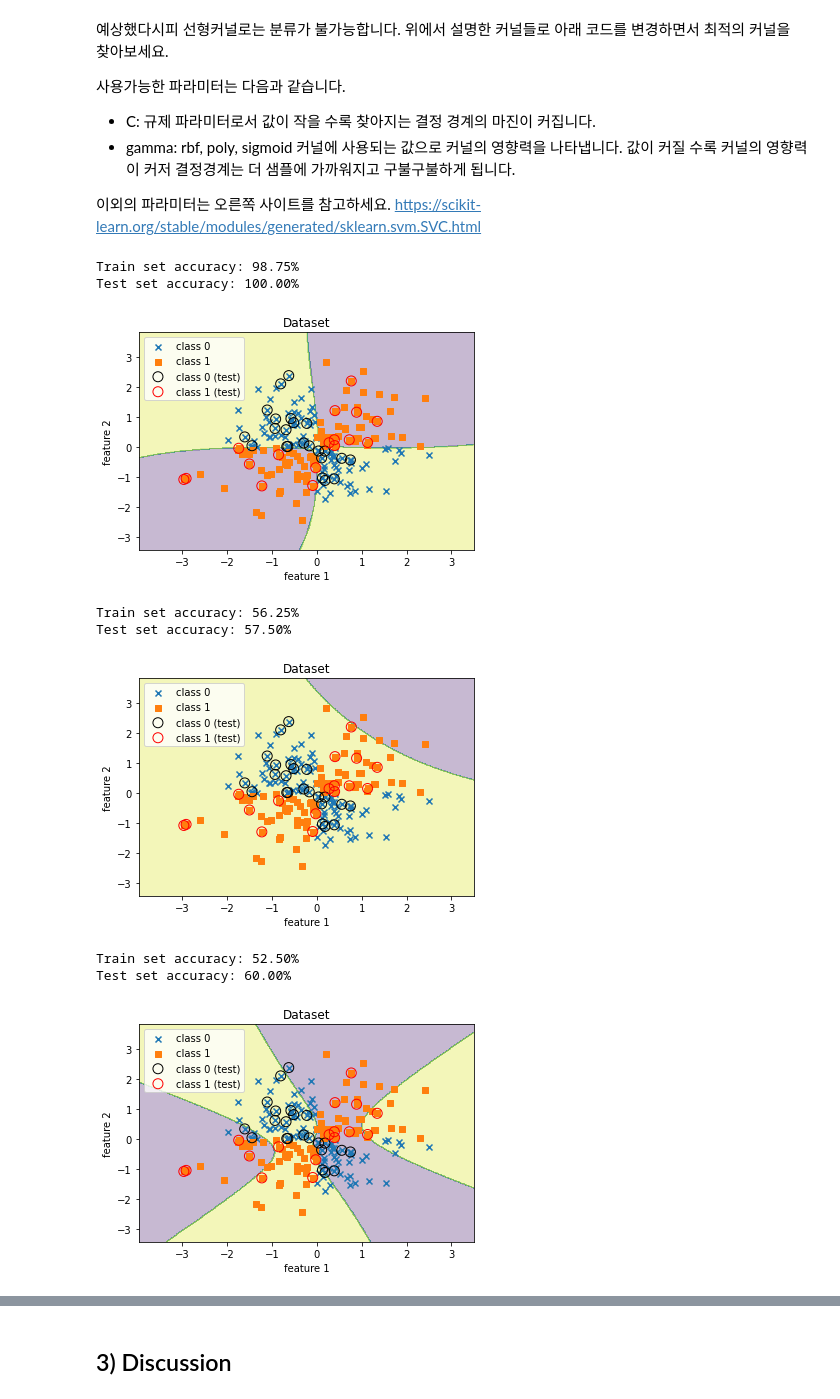
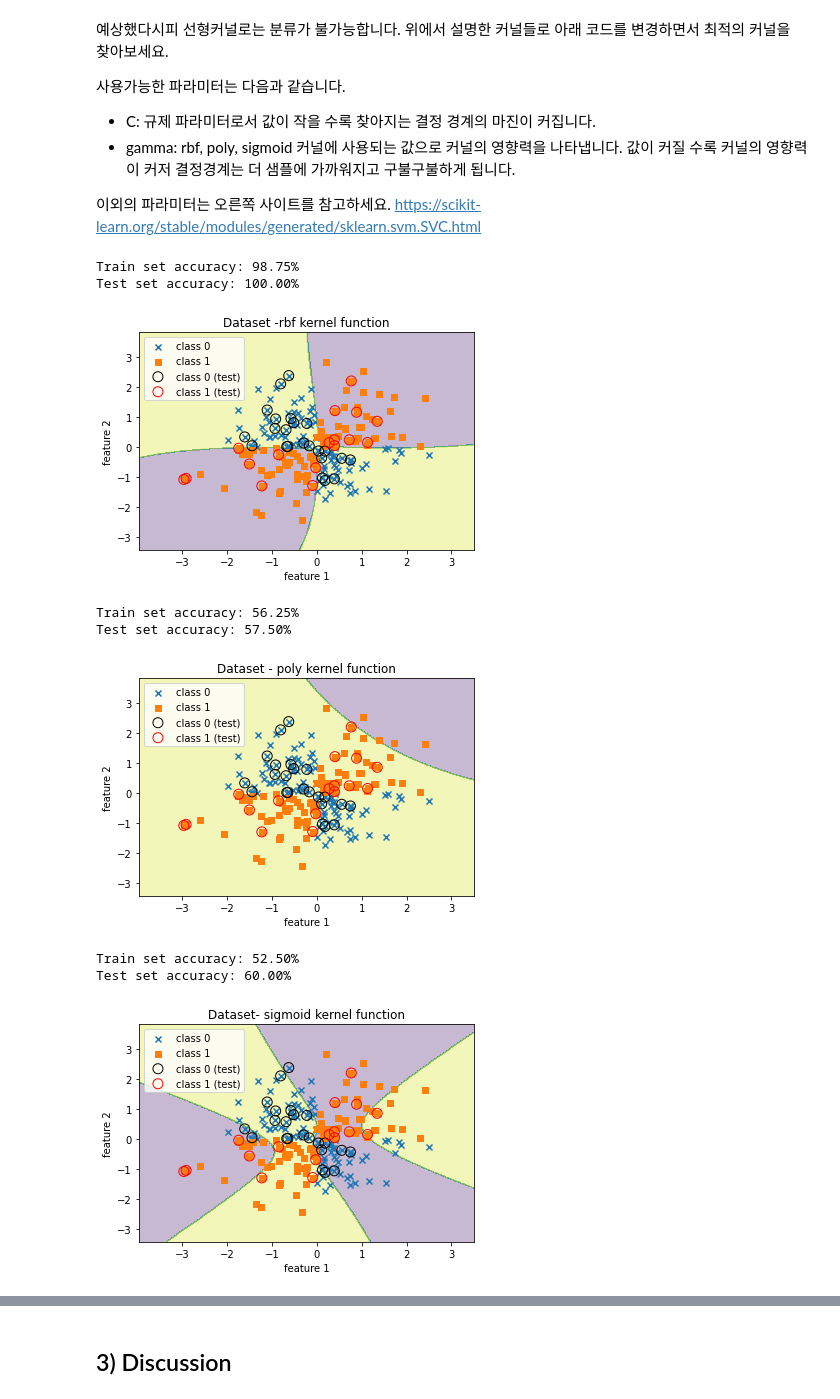
Before and after one commit to LeeJeongWoon-Workout/Deep_Learning_Pytorch, a Jupyter notebook: P3_SVM.ipynb, the cells around one changed output, grey strips where cells are left out. Drawn from its saved outputs; the diff is of its cells as text; code cells hidden in the pictures.

```diff
--- a/P3_SVM.ipynb
+++ b/P3_SVM.ipynb
@@ -409,7 +409,7 @@ plt.scatter([i[0] for idx, i in enumerate(X_test) if y_test[idx] == -1],
 
 
 # 그래프로 표현
-plt.title('Dataset')
+plt.title('Dataset -rbf kernel function')
 plt.xlabel('feature 1')
 plt.ylabel('feature 2')
 plt.legend()
@@ -417,7 +417,7 @@ plt.show()
 # %% [output]
 Train set accuracy: 98.75%
 Test set accuracy: 100.00%
-[figure, old version]
+[figure, new version]
 # %%
 
 
@@ -465,7 +465,7 @@ plt.scatter([i[0] for idx, i in enumerate(X_test) if y_test[idx] == -1],
 
 
 # 그래프로 표현
-plt.title('Dataset')
+plt.title('Dataset - poly kernel function')
 plt.xlabel('feature 1')
 plt.ylabel('feature 2')
 plt.legend()
@@ -473,7 +473,7 @@ plt.show()
 # %% [output]
 Train set accuracy: 56.25%
 Test set accuracy: 57.50%
-[figure, old version]
+[figure, new version]
 # %%
 # 비선형 커널의 일종인 RBF 커널로 분류를 시도해 봅니다.
 svm = SVC(kernel='sigmoid',C=100.,gamma=0.1)
@@ -499,35 +499,35 @@ x2_min, x2_max = X[:, 1].min() - 1, X[:, 1].max() + 1
 xx1, xx2 = np.meshgrid(np.arange(x1_min, x1_max, 0.02),
                        np.arange(x2_min, x2_max, 0.02))
 Z = svm.predict(np.array([xx1.ravel(), xx2.ravel()]).T)
 Z = Z.reshape(xx1.shape)
 plt.contourf(xx1, xx2, Z, alpha=0.3)
 
 # 그래프로 표현
 plt.scatter([i[0] for idx, i in enumerate(X) if y[idx] == 1],
             [i[1] for idx, i in enumerate(X) if y[idx] == 1],
             label='class 0', marker='x')
 plt.scatter([i[0] for idx, i in enumerate(X) if y[idx] == -1],
             [i[1] for idx, i in enumerate(X) if y[idx] == -1],
             label='class 1', marker='s')
 ## testset 강조
 plt.scatter([i[0] for idx, i in enumerate(X_test) if y_test[idx] == 1],
             [i[1] for idx, i in enumerate(X_test) if y_test[idx] == 1],
             label='class 0 (test)', facecolors='none', edgecolor='black', s=100, marker='o')
 plt.scatter([i[0] for idx, i in enumerate(X_test) if y_test[idx] == -1],
             [i[1] for idx, i in enumerate(X_test) if y_test[idx] == -1],
             label='class 1 (test)', facecolors='none', edgecolor='red', s=100, marker='o')
 
 
 # 그래프로 표현
-plt.title('Dataset')
+plt.title('Dataset- sigmoid kernel function')
 plt.xlabel('feature 1')
 plt.ylabel('feature 2')
 plt.legend()
 plt.show()
 # %% [output]
 Train set accuracy: 52.50%
 Test set accuracy: 60.00%
-[figure, old version]
+[figure, new version]
 # %%
 kernel_list=['rbf','poly','sigmoid']
 print("Train Accuracy")
```
Also changed, not shown: parts of 3 cells of this notebook.
